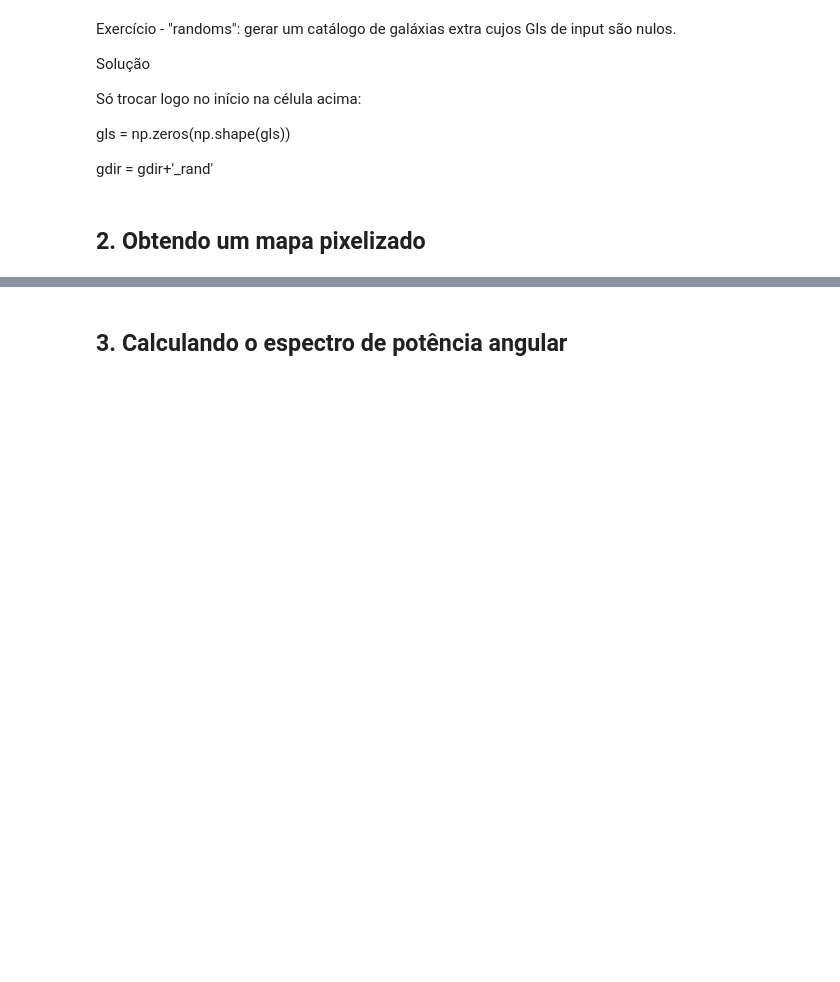
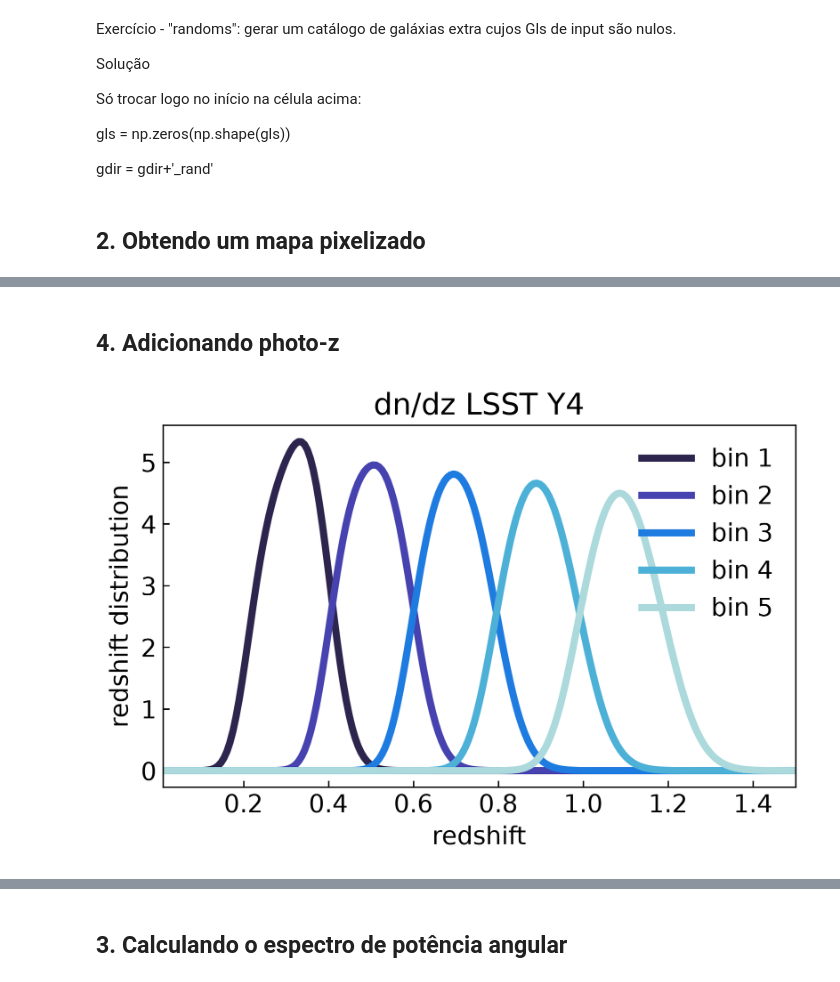
Before and after one commit to isasmatos/IA_school_CBPF_2026, a Jupyter notebook: notebooks/Aula-3a_angular_power_spectrum.ipynb, the cells around one changed output, grey strips where cells are left out. Drawn from its saved outputs; the diff is of its cells as text; code cells hidden in the pictures; blank space fills up the shorter version.

```diff
--- a/notebooks/Aula-3a_angular_power_spectrum.ipynb
+++ b/notebooks/Aula-3a_angular_power_spectrum.ipynb
@@ -214,0 +214,78 @@ hp.mollview(gal_count_map[0], title='Galaxy Count Map (z=0.1)', unit='Ngal', cma
+# %% [markdown]
+## 4. Adicionando photo-z
+# %%
+# Vamos inserir photo-zs esperados para o LSST Y4 (adaptado de https://github.com/LSSTDESC/CCLX/blob/master/LSST_SRD_Redshift_Distributions_and_Binning.ipynb)
+
+# Importando modulos do LSST
+from lsst_galaxy_sample import LSSTGalaxySample as lsst
+import cmasher as cmr
+
+# Defina o intervalo de redshift e os anos de previsão do LSST
+redshift_range = np.linspace(0.0, 3.5, 500)
+forecast_years = ["1", "4", "7", "10"]  # LSST forecasting epochs
+samples = {}
+
+# Armazene os dados em um dicionário "samples"
+for year in forecast_years:
+    init = lsst(year, redshift_range)
+    samples[year] = {
+        "source_nz": init.source_sample(normalized=True, save_file=True),
+        "lens_nz": init.lens_sample(normalized=True, save_file=True),
+        "source_bins": init.source_bins(normalized=True, save_file=True),
+        "lens_bins": init.lens_bins(normalized=True, save_file=True),
+        "source_bin_centers": init.source_bin_centers(decimal_places=3),
+        "lens_bin_centers": init.lens_bin_centers(decimal_places=3)
+    }
+
+# Defina cores bonitas para a figura
+colors = {
+    "lenses": {
+        "1": cmr.take_cmap_colors('cmr.freeze', len(samples["1"]["lens_bins"]),
+                                  cmap_range=(0.2, 0.85), return_fmt='hex'),
+        "10": cmr.take_cmap_colors('cmr.freeze', len(samples["10"]["lens_bins"]),
+                                   cmap_range=(0.2, 0.85), return_fmt='hex'),
+        "4": cmr.take_cmap_colors('cmr.freeze', len(samples["4"]["lens_bins"]),
+                                  cmap_range=(0.2, 0.85), return_fmt='hex'),
+        "7": cmr.take_cmap_colors('cmr.freeze', len(samples["7"]["lens_bins"]),
+                                  cmap_range=(0.2, 0.85), return_fmt='hex'),
+    },
+    "sources": {
+        "1": cmr.take_cmap_colors('cmr.ember', len(samples["1"]["source_bins"]),
+                                  cmap_range=(0.2, 0.85), return_fmt='hex'),
+        "10": cmr.take_cmap_colors('cmr.ember', len(samples["10"]["source_bins"]),
+                                   cmap_range=(0.2, 0.85), return_fmt='hex'),
+        "4": cmr.take_cmap_colors('cmr.ember', len(samples["4"]["source_bins"]),
+                                  cmap_range=(0.2, 0.85), return_fmt='hex'),
+        "7": cmr.take_cmap_colors('cmr.ember', len(samples["7"]["source_bins"]),
+                                  cmap_range=(0.2, 0.85), return_fmt='hex'),
+    }
+}
+
+
+year = "4"
+bin_type = "lens_bins"
+sample_type = "lenses"
+
+fig, ax = plt.subplots(figsize=(6, 4), dpi=300)
+lw=4
+
+for bin_idx, (key, data) in enumerate(samples[year][bin_type].items()):
+    ax.plot(redshift_range,
+            data,
+            label=f"bin {key+1}",
+            color=colors[sample_type][year][bin_idx],
+            linestyle='-',
+            lw=lw)
+
+ax.set_xlim(0.01, 1.5)
+ax.set_xlabel("redshift")
+ax.set_ylabel("redshift distribution")
+ax.set_title(f"dn/dz LSST Y{year}")
+ax.tick_params(direction='in')
+ax.legend(frameon=False, ncol=1)
+ax.tick_params(axis='both', which='major')
+
+plt.tight_layout()
+plt.show()
+# %% [output]
+[figure, added]
```
Also changed, not shown: parts of 23 cells of this notebook, 4 other files.
